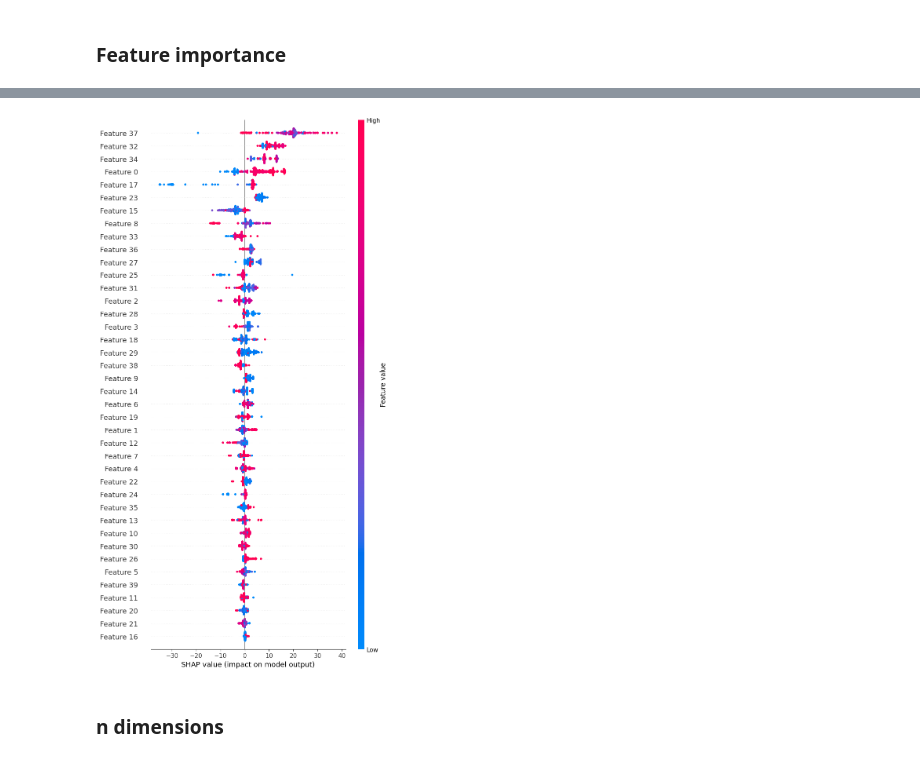
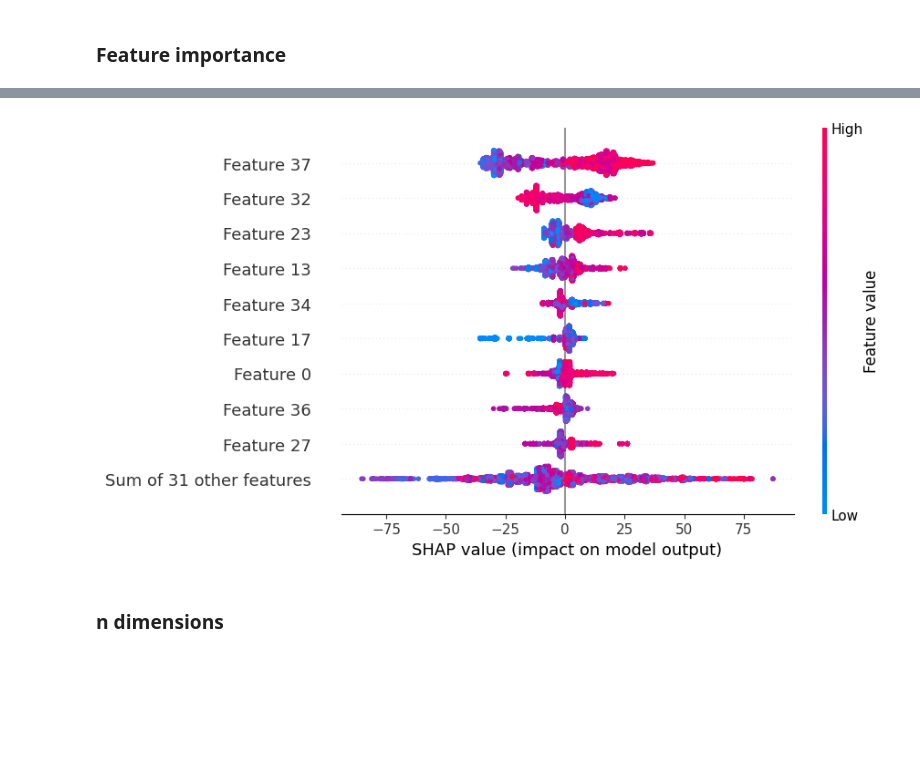
Before and after one commit to giovannellilab/media-prediction, a Jupyter notebook: notebooks/05-Model-Test.ipynb, the cells around one changed output, grey strips where cells are left out. Drawn from its saved outputs; the diff is of its cells as text; code cells hidden in the pictures; blank space fills up the shorter version.

```diff
--- a/notebooks/05-Model-Test.ipynb
+++ b/notebooks/05-Model-Test.ipynb
@@ -334,25 +335,25 @@ merged
 # %%
 import xgboost
 import shap
 
 XG_train = X_train_transformed
 yG_train = cluster_labels
 XG_test = X_test_transformed
 yG_test = test_clusters
 
 # train an XGBoost model
 model1 = xgboost.XGBRegressor().fit(XG_train, yG_train)
 #model2 = xgboost.XGBRegressor().fit(XG_test, yG_test)
 
 # explain the model's predictions using SHAP
 explainer = shap.Explainer(model1)
-shap_values = explainer(XG_test)
+shap_values = explainer(XG_train)
 
 shap.plots.initjs()
-shap.plots.beeswarm(shap_values, max_display=40)
+shap.plots.beeswarm(shap_values) #, max_display=40
 # %% [output]
 [interactive output not drawn]
-[figure, old version]
+[figure, new version]
 # %%
 #shap.plots.waterfall(shap_values[0])
 #shap.plots.force(shap_values[:500])
```
Also changed, not shown: parts of 4 cells of this notebook, 1 other file.
